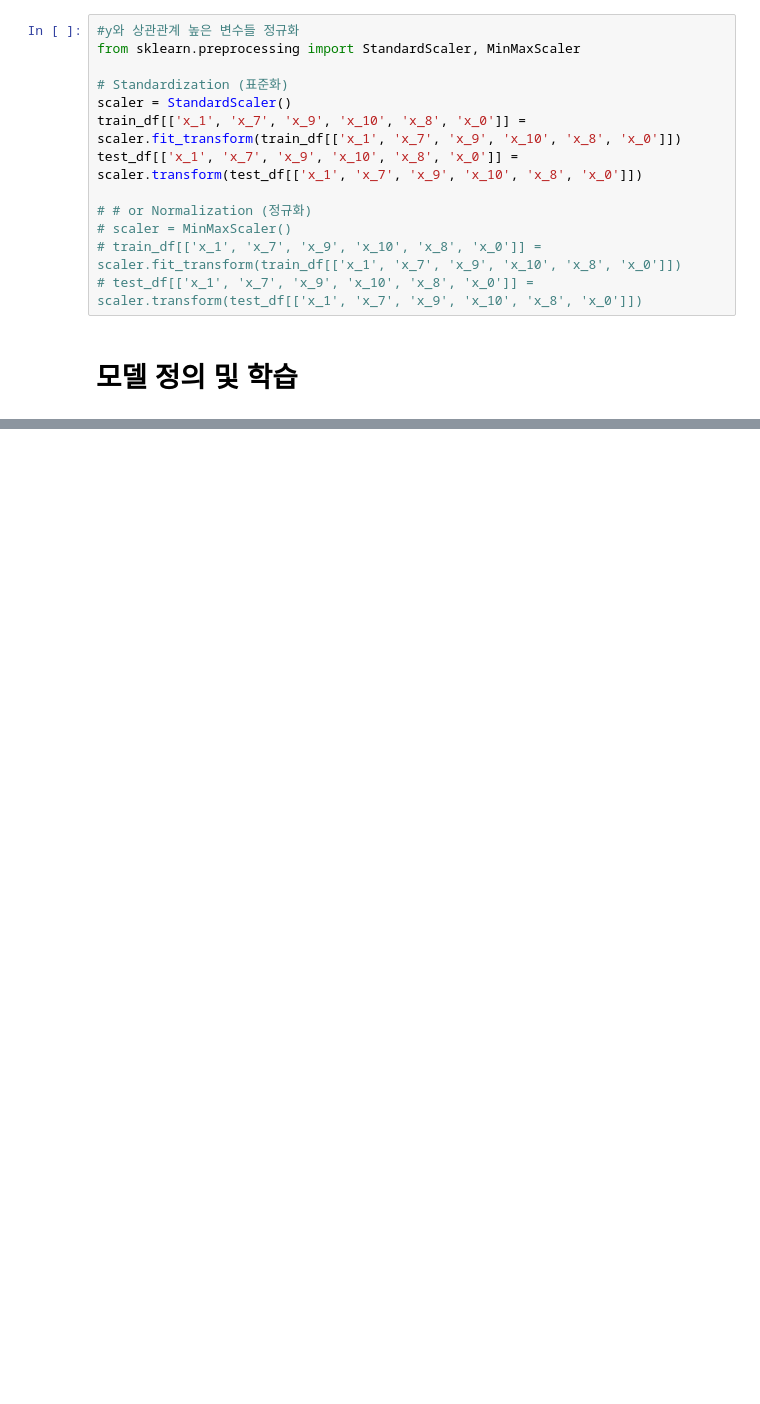
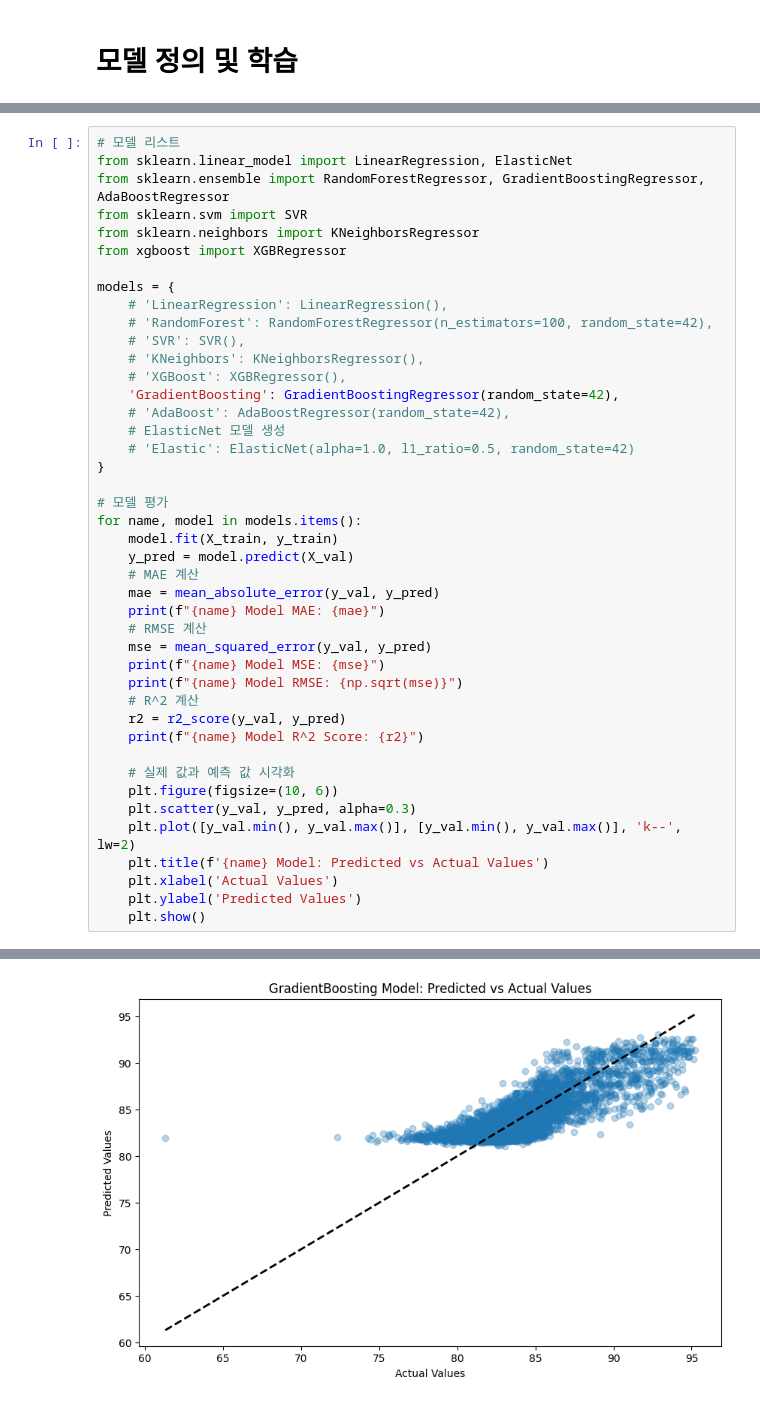
Before and after one commit to parkbjgit/BlackBox, a Jupyter notebook: black_box_regre.ipynb, the cells around one changed output, grey strips where cells are left out. Cells and saved outputs as stored; diff of their text form; blank space fills up the shorter version.

```diff
--- a/black_box_regre.ipynb
+++ b/black_box_regre.ipynb
@@ -190,16 +200,3 @@ test_df=test_df.drop(columns=['x_4','x_5','x_6'])
-# %%
-#y와 상관관계 높은 변수들 정규화
-from sklearn.preprocessing import StandardScaler, MinMaxScaler
-
-# Standardization (표준화)
-scaler = StandardScaler()
-train_df[['x_1', 'x_7', 'x_9', 'x_10', 'x_8', 'x_0']] = scaler.fit_transform(train_df[['x_1', 'x_7', 'x_9', 'x_10', 'x_8', 'x_0']])
-test_df[['x_1', 'x_7', 'x_9', 'x_10', 'x_8', 'x_0']] = scaler.transform(test_df[['x_1', 'x_7', 'x_9', 'x_10', 'x_8', 'x_0']])
-
-# # or Normalization (정규화)
-# scaler = MinMaxScaler()
-# train_df[['x_1', 'x_7', 'x_9', 'x_10', 'x_8', 'x_0']] = scaler.fit_transform(train_df[['x_1', 'x_7', 'x_9', 'x_10', 'x_8', 'x_0']])
-# test_df[['x_1', 'x_7', 'x_9', 'x_10', 'x_8', 'x_0']] = scaler.transform(test_df[['x_1', 'x_7', 'x_9', 'x_10', 'x_8', 'x_0']])
 # %% [markdown]
 # 모델 정의 및 학습
 # %%
@@ -251,0 +239,44 @@ R-squared (R2): 0.6398764075854615
+# %%
+# 모델 리스트
+from sklearn.linear_model import LinearRegression, ElasticNet
+from sklearn.ensemble import RandomForestRegressor, GradientBoostingRegressor, AdaBoostRegressor
+from sklearn.svm import SVR
+from sklearn.neighbors import KNeighborsRegressor
+from xgboost import XGBRegressor
+
+models = {
+    # 'LinearRegression': LinearRegression(),
+    # 'RandomForest': RandomForestRegressor(n_estimators=100, random_state=42),
+    # 'SVR': SVR(),
+    # 'KNeighbors': KNeighborsRegressor(),
+    # 'XGBoost': XGBRegressor(),
+    'GradientBoosting': GradientBoostingRegressor(random_state=42),
+    # 'AdaBoost': AdaBoostRegressor(random_state=42),
+    # ElasticNet 모델 생성
+    # 'Elastic': ElasticNet(alpha=1.0, l1_ratio=0.5, random_state=42)
+}
+
+# 모델 평가
+for name, model in models.items():
+    model.fit(X_train, y_train)
+    y_pred = model.predict(X_val)
+    # MAE 계산
+    mae = mean_absolute_error(y_val, y_pred)
+    print(f"{name} Model MAE: {mae}")
+    # RMSE 계산
+    mse = mean_squared_error(y_val, y_pred)
+    print(f"{name} Model MSE: {mse}")
+    print(f"{name} Model RMSE: {np.sqrt(mse)}")
+    # R^2 계산
+    r2 = r2_score(y_val, y_pred)
+    print(f"{name} Model R^2 Score: {r2}")
+
+    # 실제 값과 예측 값 시각화
+    plt.figure(figsize=(10, 6))
+    plt.scatter(y_val, y_pred, alpha=0.3)
+    plt.plot([y_val.min(), y_val.max()], [y_val.min(), y_val.max()], 'k--', lw=2)
+    plt.title(f'{name} Model: Predicted vs Actual Values')
+    plt.xlabel('Actual Values')
+    plt.ylabel('Predicted Values')
+    plt.show()
+# %% [output]
@@ -252,3 +287,4 @@ R-squared (R2): 0.6398764075854615
+[figure, added]
 # %%
 def custom_recall_score(y_true, y_pred, true_percentile=95, pred_percentile=90):
     # 상위 퍼센타일 값 계산
```
Also changed, not shown: parts of 10 cells of this notebook.
